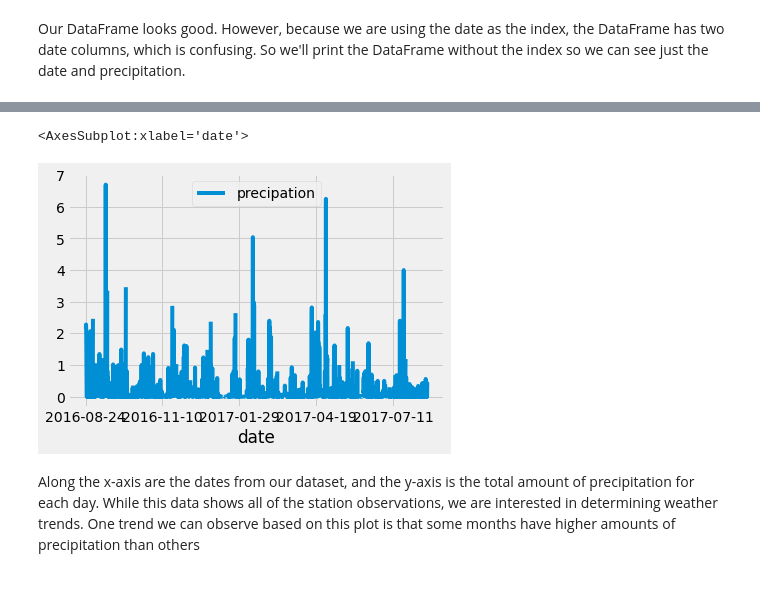
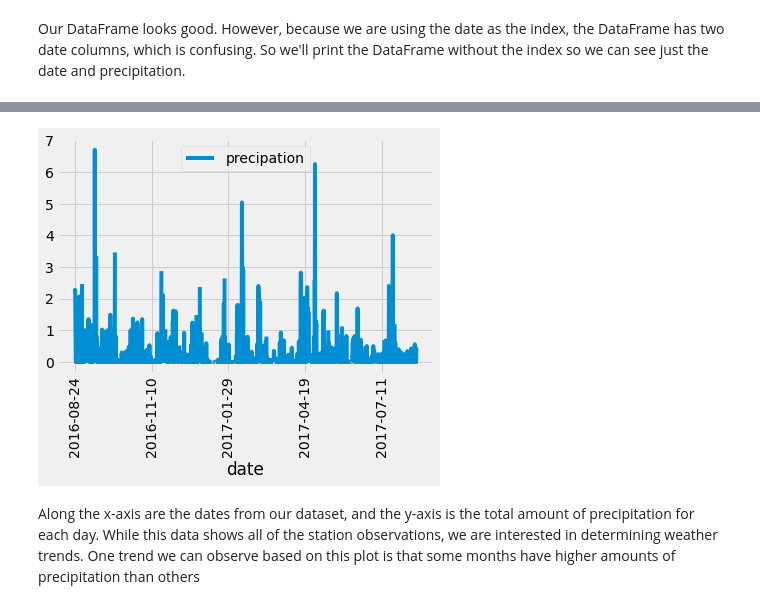
Before and after one commit to danielbrock4/SQLite, a Jupyter notebook: Resources/climate_analysis.ipynb, the cells around one changed output, grey strips where cells are left out. Cells and saved outputs as stored; diff of their text form; code cells hidden in the pictures.

```diff
--- a/Resources/climate_analysis.ipynb
+++ b/Resources/climate_analysis.ipynb
@@ -65,6 +118,7 @@ results = []
 # Perform a query to retrieve the data and precipitation scores
     # session.query() function for this query will take two parameters. We will reference the Measurement table using Measurement.date and Measurement.prcp
     # use the filter() function to filter out the data we don't need.
+    # use limit() function to display part of list.
     # add .all() to the end of our existing query, which extracts all of the results from our query and put them in a list.
-results = session.query(Measurement.date, Measurement.prcp).filter(Measurement.date >= prev_year).all()
-# print(results)
+results = session.query(Measurement.date, Measurement.prcp).filter(Measurement.date >= prev_year).limit(10).all()
+print(results)
@@ -114,9 +195,11 @@ df = df.sort_index()
 # %%
 # Use Pandas Plotting with Matplotlib to plot the data
 df.plot()
+plt.xticks(rotation=90)
+plt.legend()
+plt.show()
 # %% [output]
-<AxesSubplot:xlabel='date'>
-[figure, old version]
+[figure, new version]
 # %% [markdown]
 Along the x-axis are the dates from our dataset, and the y-axis is the total amount of precipitation for each day. While this data shows all of the station observations, we are interested in determining weather trends. One trend we can observe based on this plot is that some months have higher amounts of precipitation than others
 # %%
```
Also changed, not shown: parts of 15 cells of this notebook, 1 other file.
